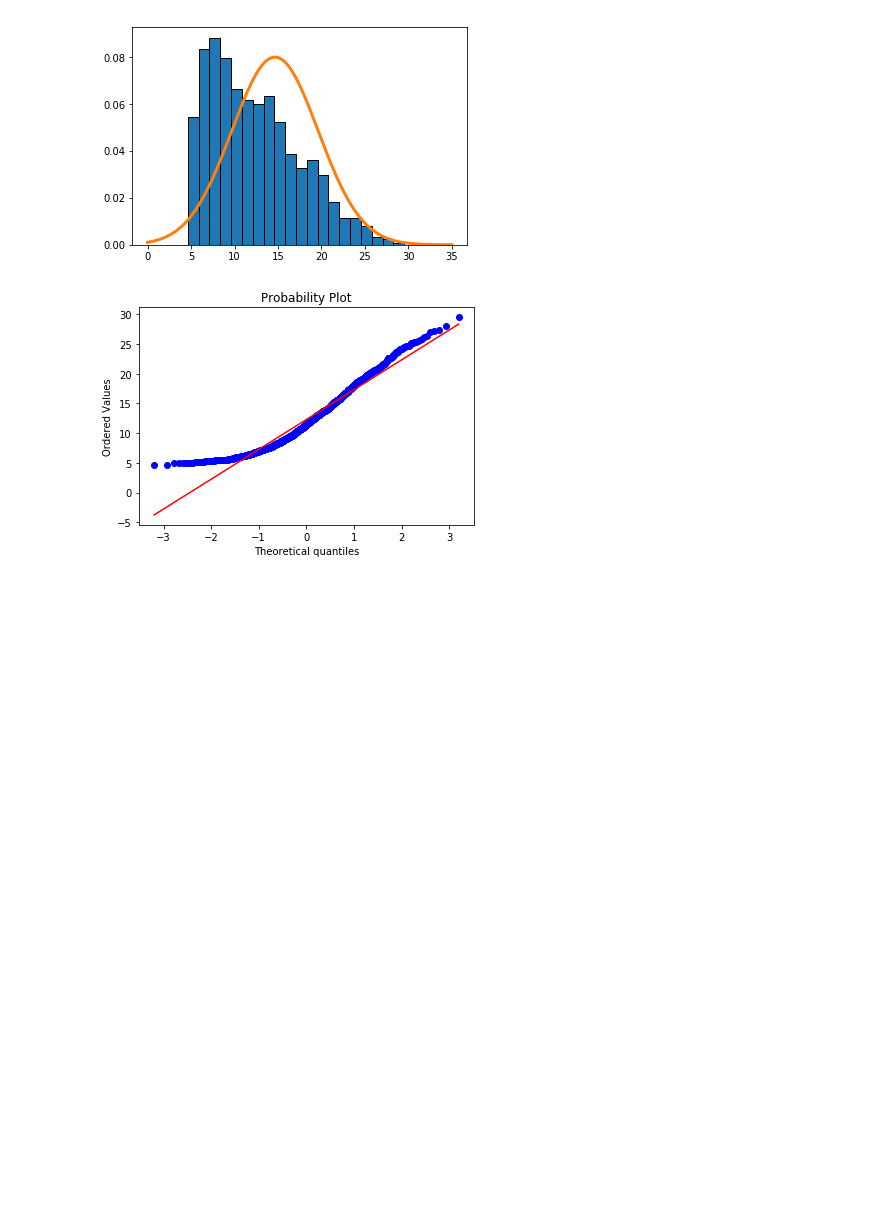
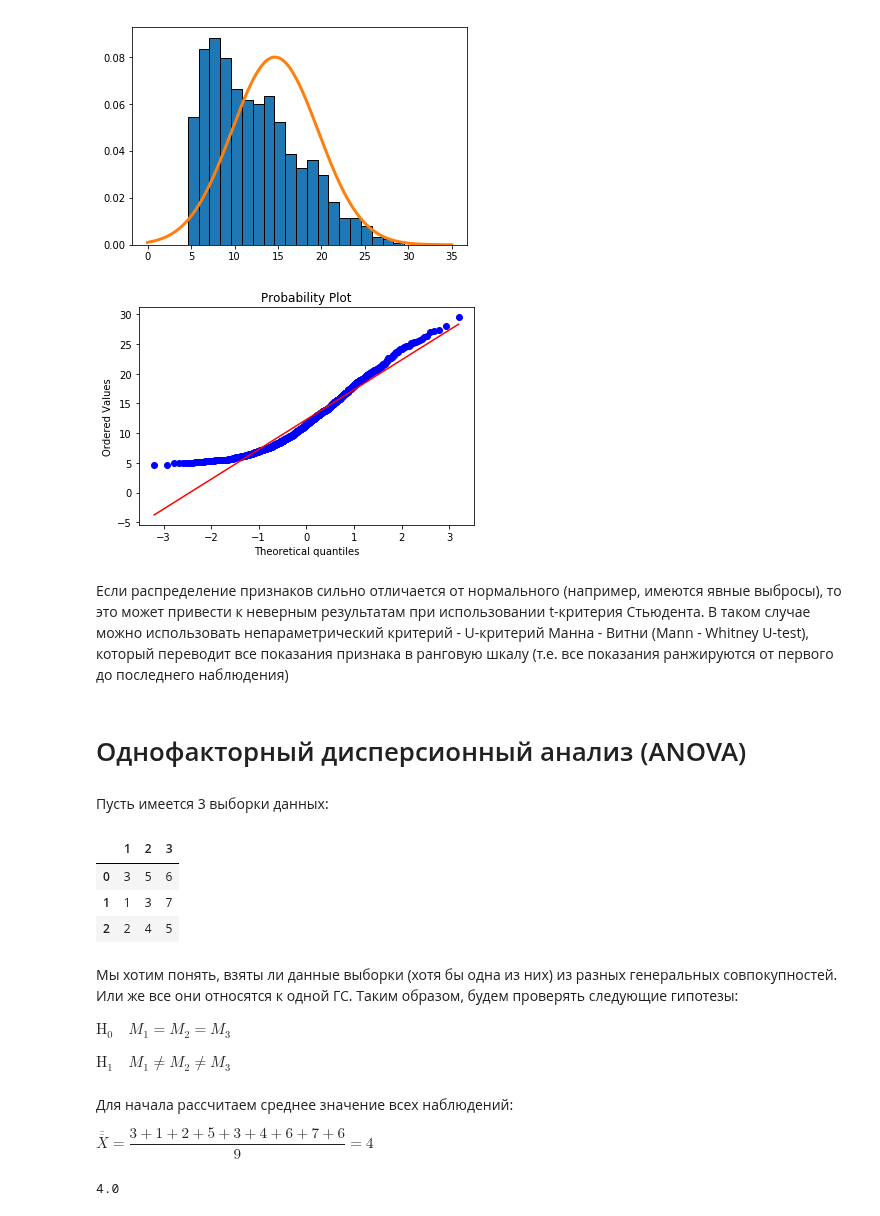
Before and after one commit to Schnell5/ML, a Jupyter notebook: notebooks/Statistics.ipynb, the cells around one changed output. Drawn from its saved outputs; the diff is of its cells as text; code cells hidden in the pictures; blank space fills up the shorter version.

Commit message:
ANOVA

```diff
--- a/notebooks/Statistics.ipynb
+++ b/notebooks/Statistics.ipynb
@@ -307,3 +309,7 @@ plt.plot(line, pdf_g, '-', lw=3);
 stats.probplot(data_new, dist="norm", plot=plt);
 # %% [output]
 [figure]
+# %% [markdown]
+Если распределение признаков сильно отличается от нормального (например, имеются явные выбросы), то это может привести к неверным результатам при использовании t-критерия Стьюдента. В таком случае можно использовать непараметрический критерий - U-критерий Манна - Витни (Mann - Whitney U-test), который переводит все показания признака в ранговую шкалу (т.е. все показания ранжируются от первого до последнего наблюдения)
+# %% [markdown]
+# Однофакторный дисперсионный анализ (ANOVA)
@@ -309,0 +319,24 @@ stats.probplot(data_new, dist="norm", plot=plt);
+# %% [markdown]
+Пусть имеется 3 выборки данных:
+# %%
+data = pd.DataFrame({1: [3, 1, 2], 2: [5, 3, 4], 3: [6, 7, 5]})
+data
+# %% [output]
+|  | 1 | 2 | 3 |
+| 0 | 3 | 5 | 6 |
+| 1 | 1 | 3 | 7 |
+| 2 | 2 | 4 | 5 |
+# %% [markdown]
+Мы хотим понять, взяты ли данные выборки (хотя бы одна из них) из разных генеральных совпокупностей. Или же все они относятся к одной ГС. Таким образом, будем проверять следующие гипотезы:
+
+$\text{H}_0\quad M_{1} = M_{2} = M_{3}$
+
+$\text{H}_1\quad M_{1} \ne M_{2} \ne M_{3}$
+# %% [markdown]
+Для начала рассчитаем среднее значение всех наблюдений:
+
+$\overline{\overline{X}} = \dfrac{3 + 1 + 2 + 5 + 3 + 4 + 6 + 7 + 6}{9} = 4$
+# %%
+data.values.mean()
+# %% [output]
+4.0
```
Also changed, not shown: parts of 24 cells of this notebook.
